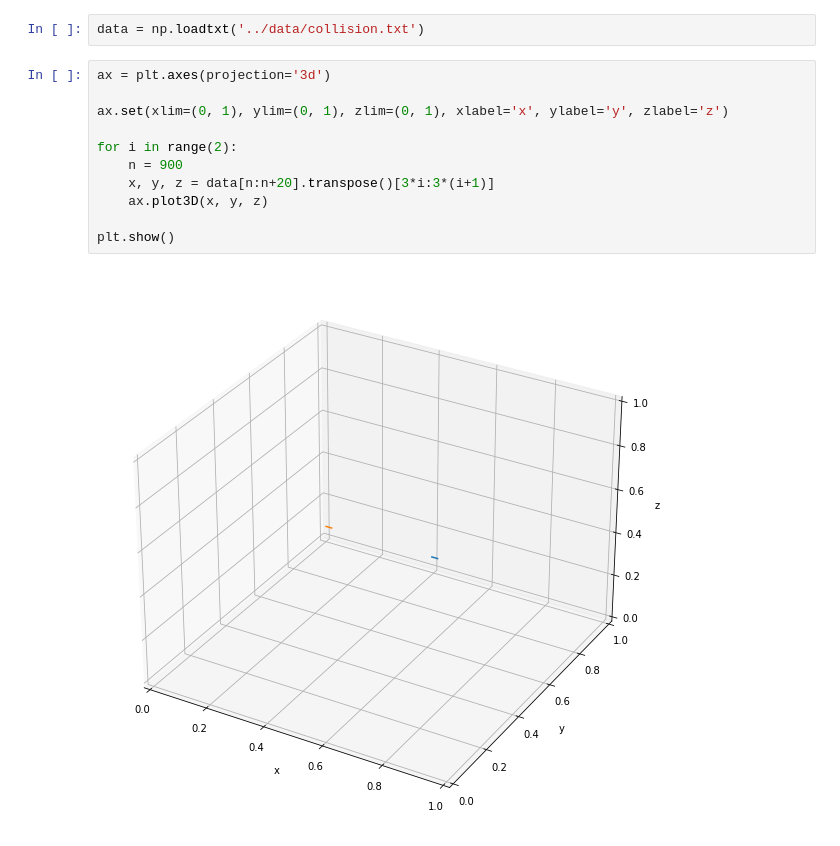
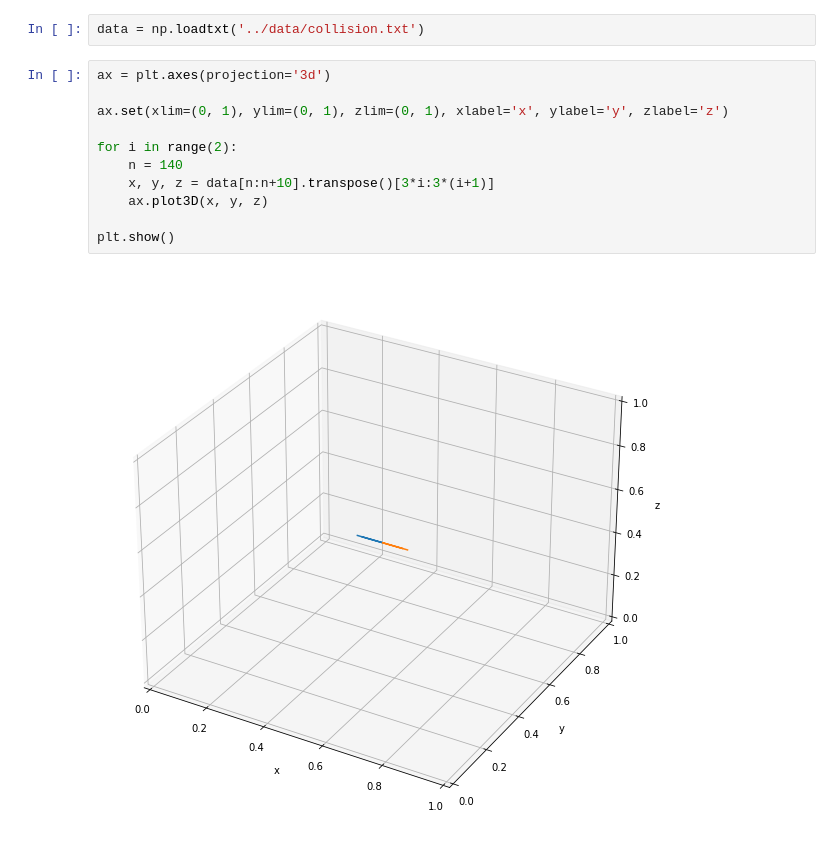
Before and after one commit to ivfreire/concrete, a Jupyter notebook: notebooks/visualization.ipynb, the cells around one changed output. Cells and saved outputs as stored; diff of their text form.

```diff
--- a/notebooks/visualization.ipynb
+++ b/notebooks/visualization.ipynb
@@ -13,13 +15,13 @@ data = np.loadtxt('../data/collision.txt')
 # %%
 ax = plt.axes(projection='3d')
 
 ax.set(xlim=(0, 1), ylim=(0, 1), zlim=(0, 1), xlabel='x', ylabel='y', zlabel='z')
 
 for i in range(2):
-    n = 900
-    x, y, z = data[n:n+20].transpose()[3*i:3*(i+1)]
+    n = 140
+    x, y, z = data[n:n+10].transpose()[3*i:3*(i+1)]
     ax.plot3D(x, y, z)
 
 plt.show()
 # %% [output]
-[figure, old version]
+[figure, new version]
```
Also changed, not shown: parts of 4 cells of this notebook, 8 other files.
